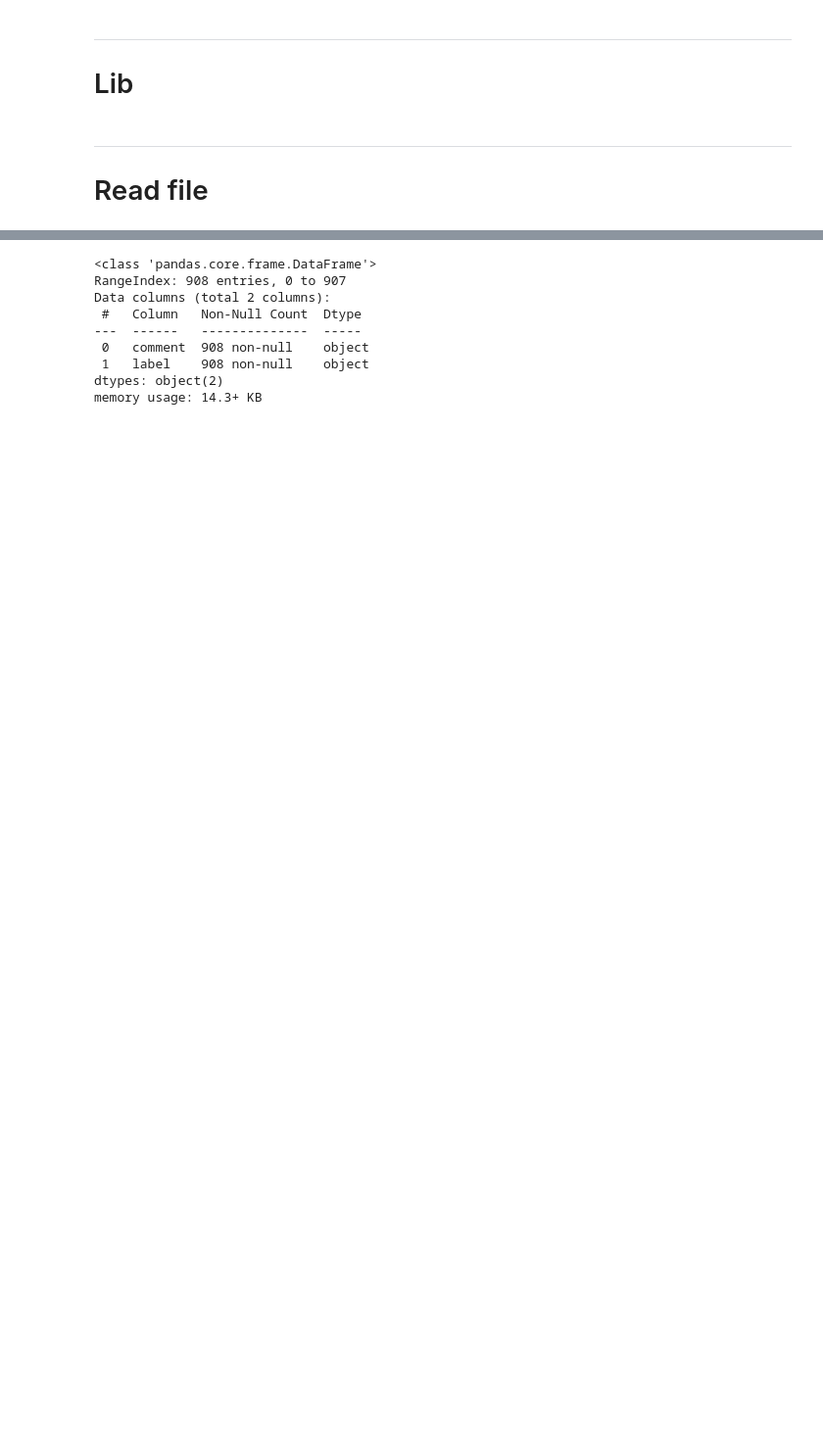
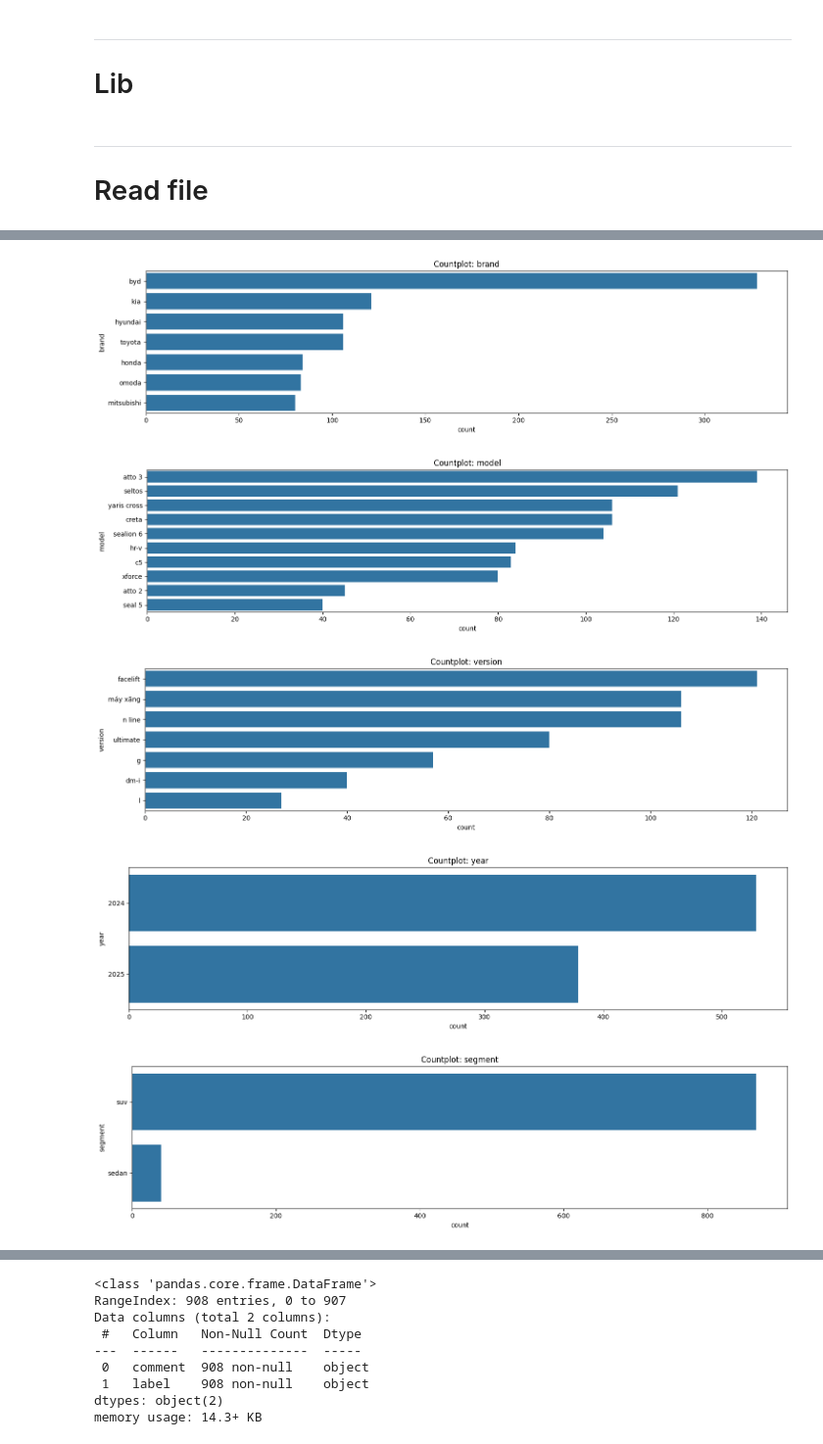
Before and after one commit to Avcuongy/nlp-project, a Jupyter notebook: notebooks/1_eda.ipynb, the cells around one changed output, grey strips where cells are left out. Shown at 98% size. Drawn from its saved outputs; the diff is of its cells as text; code cells hidden in the pictures; blank space fills up the shorter version.

```diff
--- a/notebooks/1_eda.ipynb
+++ b/notebooks/1_eda.ipynb
@@ -28,0 +81,4 @@ df.columns = df.columns.str.strip().str.lower().str.replace(' ', '_')
+# %%
+for col in df.columns[:-2]:
+    num_unique_values = df[col].nunique()
+    print(f"{col}: {num_unique_values} unique values")
@@ -28,0 +91,4 @@ df.columns = df.columns.str.strip().str.lower().str.replace(' ', '_')
+# %%
+for col in df.columns[:-2]:
+    print(f"{col}: {df[col].unique()}")
+    print()
@@ -29,3 +106,17 @@ df.columns = df.columns.str.strip().str.lower().str.replace(' ', '_')
+# %%
+for col in df.columns[:-2]:
+    counts = df[col].value_counts()
+    plt.figure(figsize=(15, 4))
+    sns.countplot(y=col, data=df, order=counts.index)
+    plt.title(f"Countplot: {col}")
+    plt.tight_layout()
+    plt.show()
+# %% [output]
+[figure, added]
+[figure, added]
+[figure, added]
+[figure, added]
+[figure, added]
 # %% [markdown]
 ---
 
```
Also changed, not shown: parts of 29 cells of this notebook, 4 other files.
